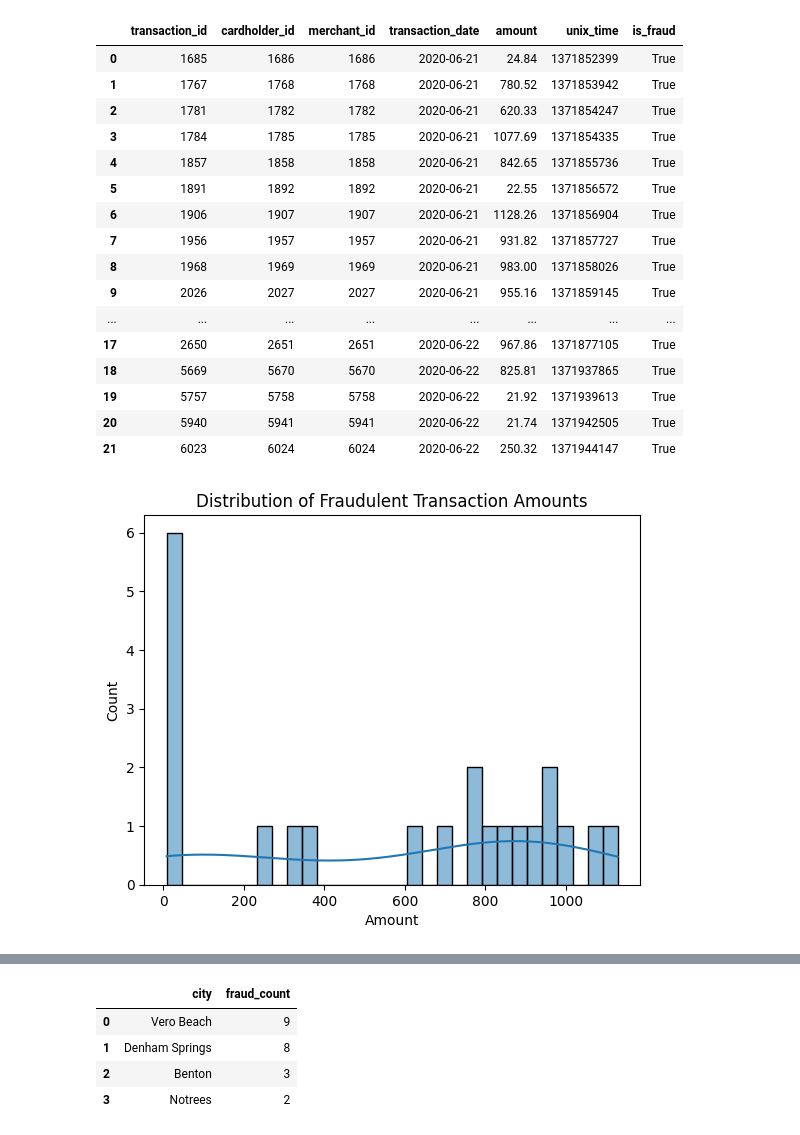
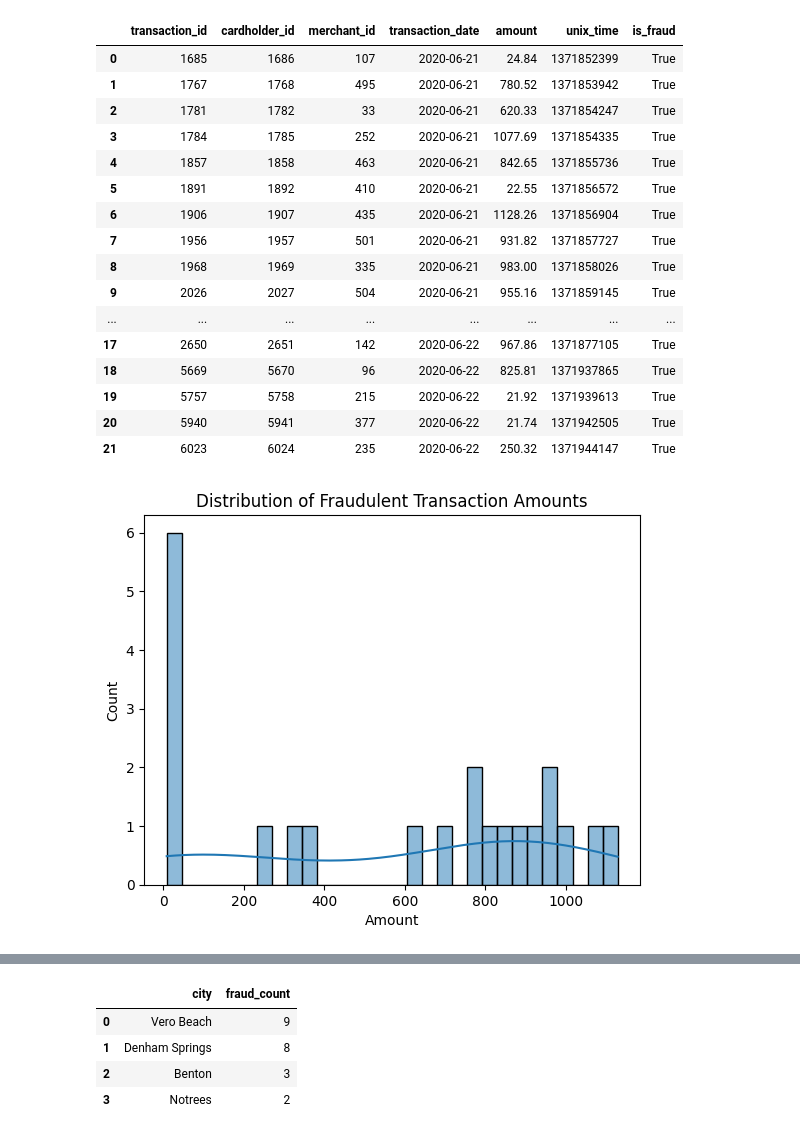
Before and after one commit to COP3710CreditCardFraudDetection/CCFraudDetectionDB, a Jupyter notebook: Team7.ipynb, the cells around one changed output, grey strips where cells are left out. Saved outputs shown, nothing was run; the diff lists cells and outputs as text; code cells hidden in the pictures.

```diff
--- a/Team7.ipynb
+++ b/Team7.ipynb
@@ -7,38 +7,38 @@ engine = create_engine("postgresql://test:test@localhost:5432/Team7")
 # %%
 
 #QUERY 1: Find all transactions flagged as fraudulent
 Query1 = """SELECT * FROM transactions WHERE is_fraud = TRUE;"""
 df1 = pd.read_sql(Query1, engine)
 ##To display query results:
 from IPython.display import display
 display(df1)
 
 import matplotlib.pyplot as plot
 import seaborn as sns
 #plot
-#This plot shows how often fraudulent transactions occur at different dollar amounts, revealing the most common fraud value ranges.
+#This plot shows how often fraudulent transactions occur at different dollar amounts, shows the most common value ranges for fraudulent activity.
 sns.histplot(df1['amount'], bins=30, kde=True)
-plt.title("Distribution of Fraudulent Transaction Amounts")
-plt.xlabel("Amount")
-plt.show()
+plot.title("Distribution of Fraudulent Transaction Amounts")
+plot.xlabel("Amount")
+plot.show()
 # %% [output]
 |  | transaction_id | cardholder_id | merchant_id | transaction_date | amount | unix_time | is_fraud |
-| 0 | 1685 | 1686 | 1686 | 2020-06-21 | 24.84 | 1371852399 | True |
-| 1 | 1767 | 1768 | 1768 | 2020-06-21 | 780.52 | 1371853942 | True |
-| 2 | 1781 | 1782 | 1782 | 2020-06-21 | 620.33 | 1371854247 | True |
-| 3 | 1784 | 1785 | 1785 | 2020-06-21 | 1077.69 | 1371854335 | True |
-| 4 | 1857 | 1858 | 1858 | 2020-06-21 | 842.65 | 1371855736 | True |
-| 5 | 1891 | 1892 | 1892 | 2020-06-21 | 22.55 | 1371856572 | True |
-| 6 | 1906 | 1907 | 1907 | 2020-06-21 | 1128.26 | 1371856904 | True |
-| 7 | 1956 | 1957 | 1957 | 2020-06-21 | 931.82 | 1371857727 | True |
-| 8 | 1968 | 1969 | 1969 | 2020-06-21 | 983.00 | 1371858026 | True |
-| 9 | 2026 | 2027 | 2027 | 2020-06-21 | 955.16 | 1371859145 | True |
+| 0 | 1685 | 1686 | 107 | 2020-06-21 | 24.84 | 1371852399 | True |
+| 1 | 1767 | 1768 | 495 | 2020-06-21 | 780.52 | 1371853942 | True |
+| 2 | 1781 | 1782 | 33 | 2020-06-21 | 620.33 | 1371854247 | True |
+| 3 | 1784 | 1785 | 252 | 2020-06-21 | 1077.69 | 1371854335 | True |
+| 4 | 1857 | 1858 | 463 | 2020-06-21 | 842.65 | 1371855736 | True |
+| 5 | 1891 | 1892 | 410 | 2020-06-21 | 22.55 | 1371856572 | True |
+| 6 | 1906 | 1907 | 435 | 2020-06-21 | 1128.26 | 1371856904 | True |
+| 7 | 1956 | 1957 | 501 | 2020-06-21 | 931.82 | 1371857727 | True |
+| 8 | 1968 | 1969 | 335 | 2020-06-21 | 983.00 | 1371858026 | True |
+| 9 | 2026 | 2027 | 504 | 2020-06-21 | 955.16 | 1371859145 | True |
 | ... | ... | ... | ... | ... | ... | ... | ... |
-| 17 | 2650 | 2651 | 2651 | 2020-06-22 | 967.86 | 1371877105 | True |
-| 18 | 5669 | 5670 | 5670 | 2020-06-22 | 825.81 | 1371937865 | True |
-| 19 | 5757 | 5758 | 5758 | 2020-06-22 | 21.92 | 1371939613 | True |
-| 20 | 5940 | 5941 | 5941 | 2020-06-22 | 21.74 | 1371942505 | True |
-| 21 | 6023 | 6024 | 6024 | 2020-06-22 | 250.32 | 1371944147 | True |
+| 17 | 2650 | 2651 | 142 | 2020-06-22 | 967.86 | 1371877105 | True |
+| 18 | 5669 | 5670 | 96 | 2020-06-22 | 825.81 | 1371937865 | True |
+| 19 | 5757 | 5758 | 215 | 2020-06-22 | 21.92 | 1371939613 | True |
+| 20 | 5940 | 5941 | 377 | 2020-06-22 | 21.74 | 1371942505 | True |
+| 21 | 6023 | 6024 | 235 | 2020-06-22 | 250.32 | 1371944147 | True |
 [figure]
 # %%
 #Query 2: Find the total fraudulent transactions
```
Also changed, not shown: parts of 5 cells of this notebook, 1 other file.
